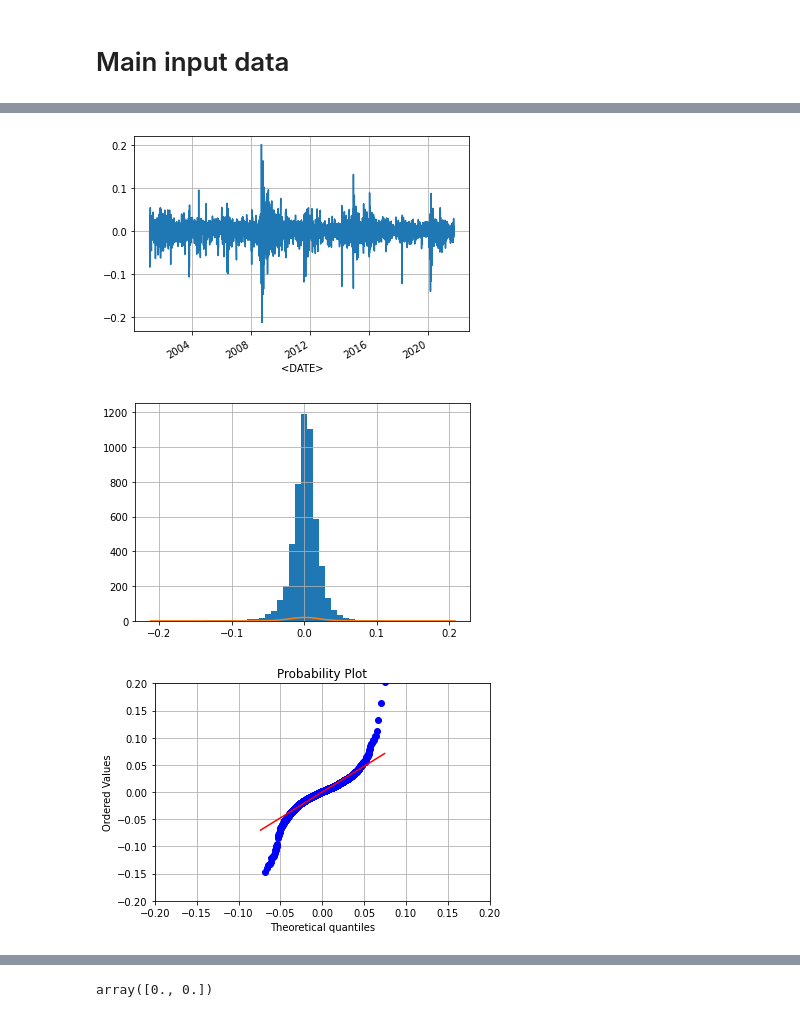
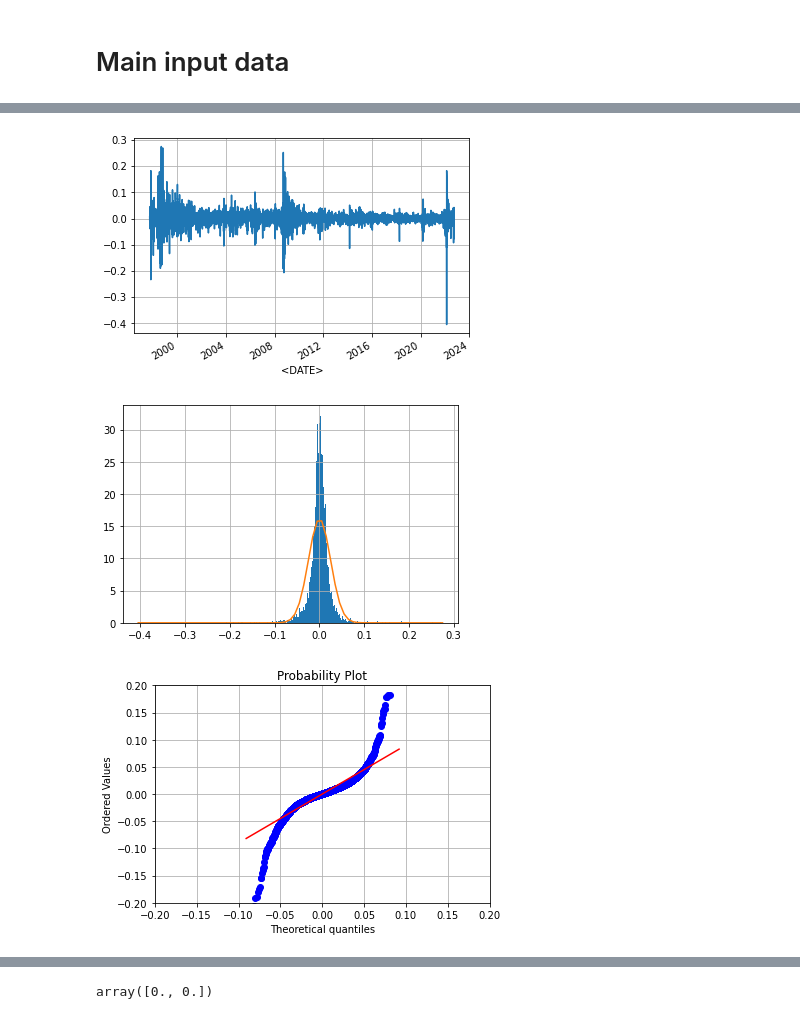
Before and after one commit to Northern125/fuzzy-volatility-modeling, a Jupyter notebook: seasonal_modeling/data_setting.ipynb, the cells around one changed output, grey strips where cells are left out. Cells and saved outputs as stored; diff of their text form; code cells hidden in the pictures.

```diff
--- a/seasonal_modeling/data_setting.ipynb
+++ b/seasonal_modeling/data_setting.ipynb
@@ -35,4 +35,4 @@ logs_folder = config['files_folders']['logs']
 # %% [markdown]
 # Main input data
 # %%
-rtsi = pd.read_pickle(f'{files_folder}/rtsi.pkl')
+rtsi = pd.read_pickle(f'{files_folder}/imoex.pkl')
@@ -59,18 +42,18 @@ rtsi['log return'].plot()
 plt.grid()
 plt.show()
 # %% [output]
-[figure, old version]
+[figure, new version]
 # %%
 _step = .01
 _ran = np.arange(rtsi['log return'].min(), rtsi['log return'].max() + _step, _step)
 _norm_pdf = sts.norm(loc=rtsi['log return'].mean(), scale=rtsi['log return'].std()).pdf(_ran)
 
-rtsi['log return'].hist(bins=50)
+rtsi['log return'].hist(bins=500, density=True)
 plt.plot(_ran, _norm_pdf)
 
 plt.show()
 # %% [output]
-[figure, old version]
+[figure, new version]
 # %%
 sts.probplot(rtsi['log return'], dist='norm', sparams=(rtsi['log return'].mean(), rtsi['log return'].std()), plot=plt)
 
@@ -79,4 +62,4 @@ plt.xlim(-_lim, _lim)
 plt.ylim(-_lim, _lim)
 plt.grid()
 # %% [output]
-[figure, old version]
+[figure, new version]
```
Also changed, not shown: parts of 23 cells of this notebook, 5 other files.
